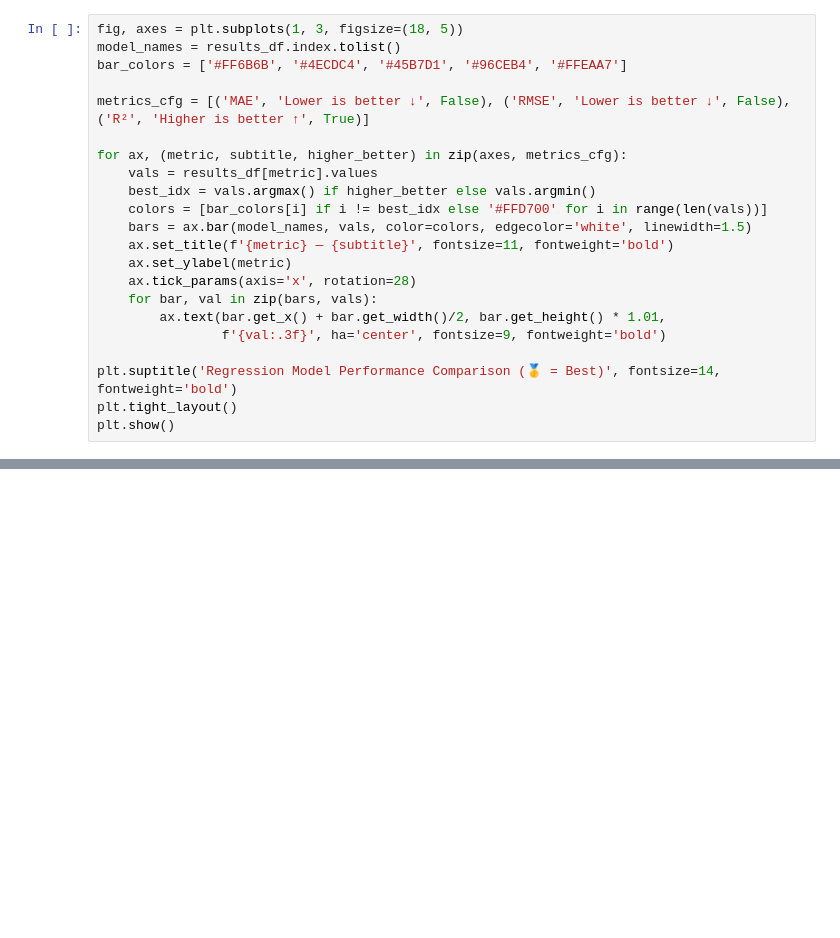
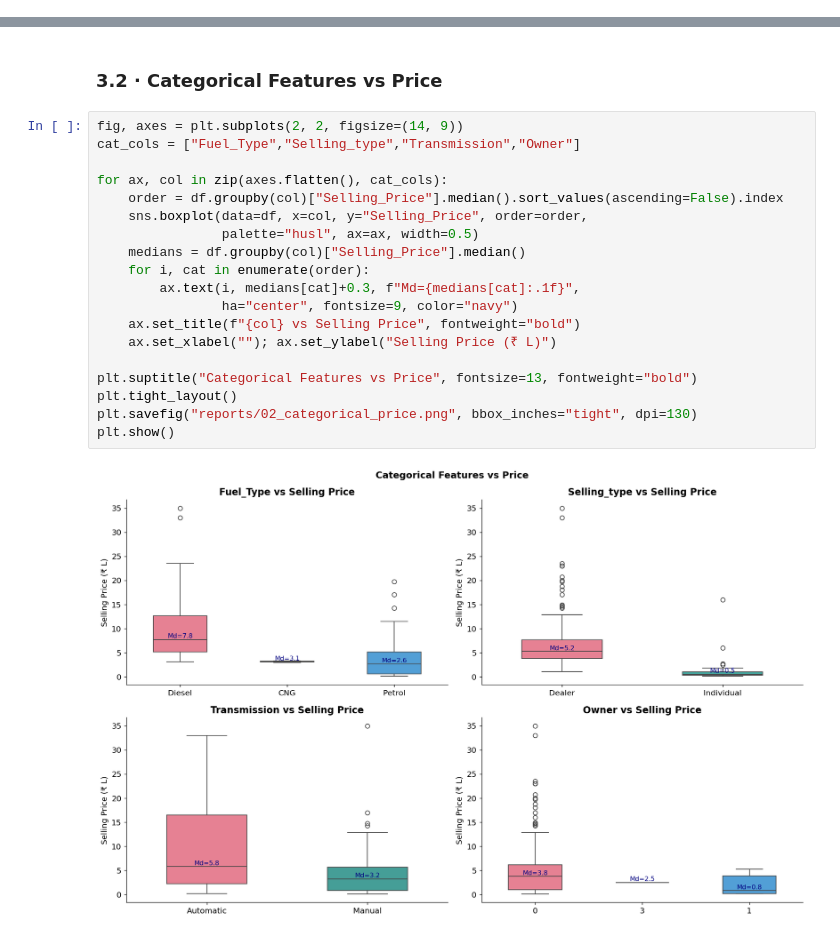
Before and after one commit to muhammad-asifkhan/CodeAlpha_Car_data_analysis, a Jupyter notebook: Car_Analysis.ipynb, the cells around one changed output, grey strips where cells are left out. Saved outputs shown, nothing was run; the diff lists cells and outputs as text; blank space fills up the shorter version.

```diff
--- a/Car_Analysis.ipynb
+++ b/Car_Analysis.ipynb
@@ -317,22 +0,0 @@ Gradient Boosting          0.5303   0.8478   0.9688  0.9183 ± 0.0196
-# %%
-fig, axes = plt.subplots(1, 3, figsize=(18, 5))
-model_names = results_df.index.tolist()
-bar_colors = ['#FF6B6B', '#4ECDC4', '#45B7D1', '#96CEB4', '#FFEAA7']
-
-metrics_cfg = [('MAE', 'Lower is better ↓', False), ('RMSE', 'Lower is better ↓', False), ('R²', 'Higher is better ↑', True)]
-
-for ax, (metric, subtitle, higher_better) in zip(axes, metrics_cfg):
-    vals = results_df[metric].values
-    best_idx = vals.argmax() if higher_better else vals.argmin()
-    colors = [bar_colors[i] if i != best_idx else '#FFD700' for i in range(len(vals))]
-    bars = ax.bar(model_names, vals, color=colors, edgecolor='white', linewidth=1.5)
-    ax.set_title(f'{metric} — {subtitle}', fontsize=11, fontweight='bold')
-    ax.set_ylabel(metric)
-    ax.tick_params(axis='x', rotation=28)
-    for bar, val in zip(bars, vals):
-        ax.text(bar.get_x() + bar.get_width()/2, bar.get_height() * 1.01,
-                f'{val:.3f}', ha='center', fontsize=9, fontweight='bold')
-
-plt.suptitle('Regression Model Performance Comparison (🥇 = Best)', fontsize=14, fontweight='bold')
-plt.tight_layout()
-plt.show()
@@ -448,0 +112,23 @@ A used-car dealer can use this model to **instantly price any vehicle**, reducin
+# %% [markdown]
+### 3.2 · Categorical Features vs Price
+# %%
+fig, axes = plt.subplots(2, 2, figsize=(14, 9))
+cat_cols = ["Fuel_Type","Selling_type","Transmission","Owner"]
+
+for ax, col in zip(axes.flatten(), cat_cols):
+    order = df.groupby(col)["Selling_Price"].median().sort_values(ascending=False).index
+    sns.boxplot(data=df, x=col, y="Selling_Price", order=order,
+                palette="husl", ax=ax, width=0.5)
+    medians = df.groupby(col)["Selling_Price"].median()
+    for i, cat in enumerate(order):
+        ax.text(i, medians[cat]+0.3, f"Md={medians[cat]:.1f}",
+                ha="center", fontsize=9, color="navy")
+    ax.set_title(f"{col} vs Selling Price", fontweight="bold")
+    ax.set_xlabel(""); ax.set_ylabel("Selling Price (₹ L)")
+
+plt.suptitle("Categorical Features vs Price", fontsize=13, fontweight="bold")
+plt.tight_layout()
+plt.savefig("reports/02_categorical_price.png", bbox_inches="tight", dpi=130)
+plt.show()
+# %% [output]
+[figure, added]
```
Also changed, not shown: parts of 59 cells of this notebook, 10 other files.
